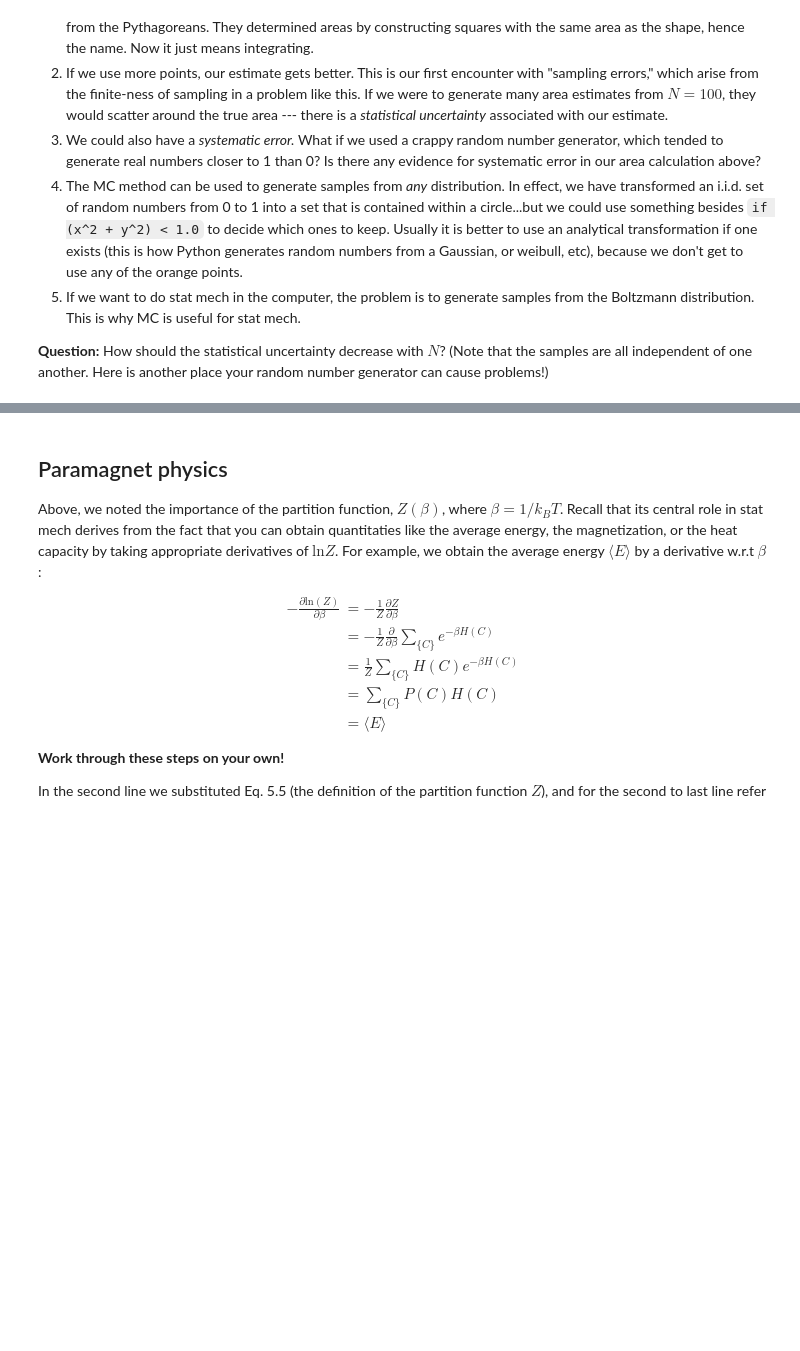
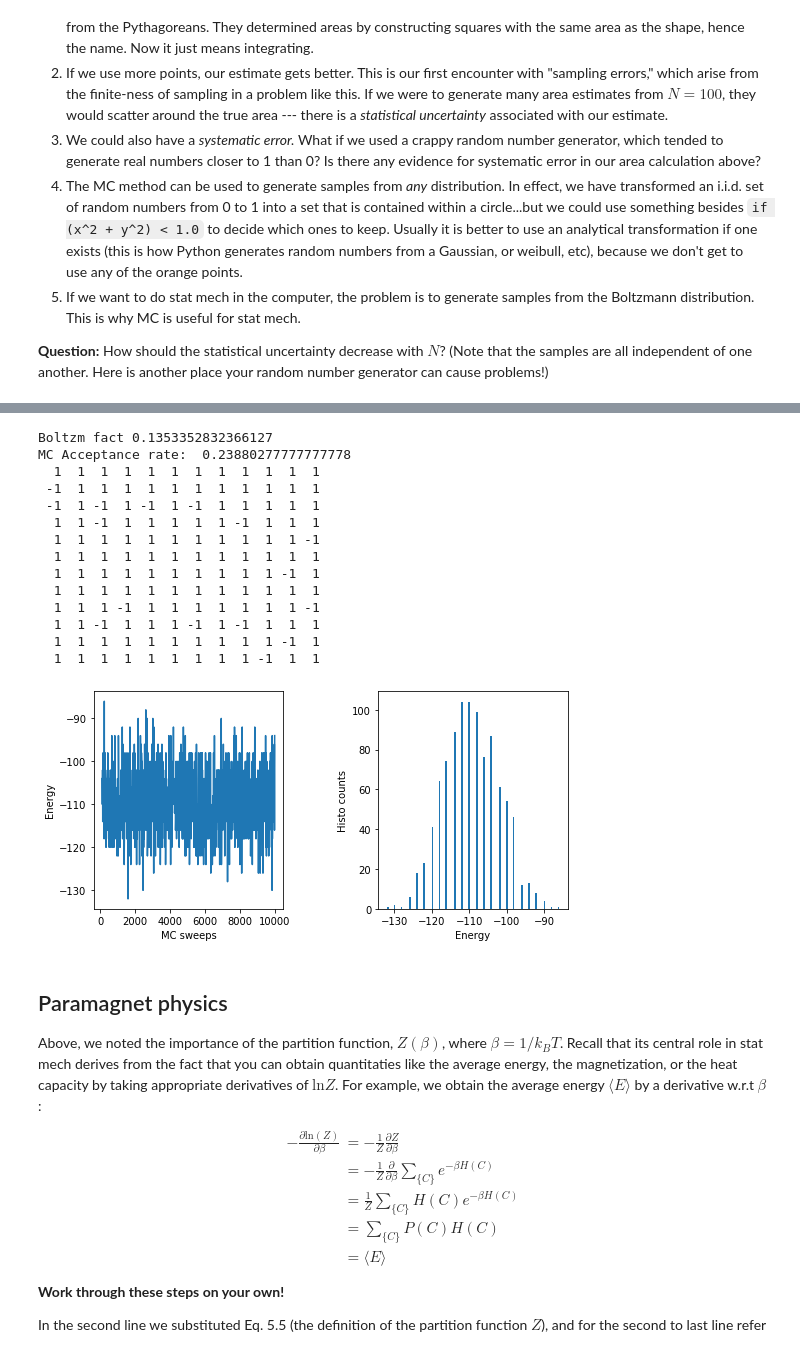
Before and after one commit to Boltz-mann/Phys460_660_2021, a Jupyter notebook: MonteCarlo.ipynb, the cells around one changed output, grey strips where cells are left out. Cells and saved outputs as stored; diff of their text form; code cells hidden in the pictures; blank space fills up the shorter version.

```diff
--- a/MonteCarlo.ipynb
+++ b/MonteCarlo.ipynb
@@ -321,8 +350,8 @@ def print_lattice(N, spins):
     print()
     return;
 
-N = 1024
-L = 32
+N = 144
+L = 12
 write_freq = 10 # how frequently to
 #                 write data. see note above about sampling frequency
 discard = 100  # how many MC sweeps to discard before writing data
@@ -400,34 +429,50 @@ for i in range(1,totMCS):
         t.append(i)
         Etmp = N - 2*totN_up
         E.append(Etmp)
         data_file.write("%d \n" % Etmp)
 
 
 data_file.close()
 
 #compute ratio of successful flips into total attempts: the success rate
 acc_rate = N_succ/(N*totMCS)
 print("MC Acceptance rate: ",acc_rate)
 
 ## print the lattice at the end
-#print_lattice(N,spins)
+print_lattice(N,spins)
 
 plt.figure(1, figsize=(8.5, 4))
 plt.subplots_adjust(wspace=0.5)
 ax = plt.subplot(121)
 ax.set_xlabel('MC sweeps')
 ax.set_ylabel('Energy')
 #ax.set_xlim(left=10000)
 #ax.set_xlim(right=10500)
 plt.plot(t,E)
 
 
 ax2 = plt.subplot(122)
 ax2.set_xlabel('Energy')
 ax2.set_ylabel('Histo counts')
 plt.hist(E,bins=100)
 
 plt.show()
+# %% [output]
+Boltzm fact 0.1353352832366127
+MC Acceptance rate:  0.23880277777777778
+  1  1  1  1  1  1  1  1  1  1  1  1
+ -1  1  1  1  1  1  1  1  1  1  1  1
+ -1  1 -1  1 -1  1 -1  1  1  1  1  1
+  1  1 -1  1  1  1  1  1 -1  1  1  1
+  1  1  1  1  1  1  1  1  1  1  1 -1
+  1  1  1  1  1  1  1  1  1  1  1  1
+  1  1  1  1  1  1  1  1  1  1 -1  1
+  1  1  1  1  1  1  1  1  1  1  1  1
+  1  1  1 -1  1  1  1  1  1  1  1 -1
+  1  1 -1  1  1  1 -1  1 -1  1  1  1
+  1  1  1  1  1  1  1  1  1  1 -1  1
+  1  1  1  1  1  1  1  1  1 -1  1  1
+[figure, added]
 # %% [markdown]
 ## Paramagnet physics
 
```
Also changed, not shown: parts of 5 cells of this notebook.
